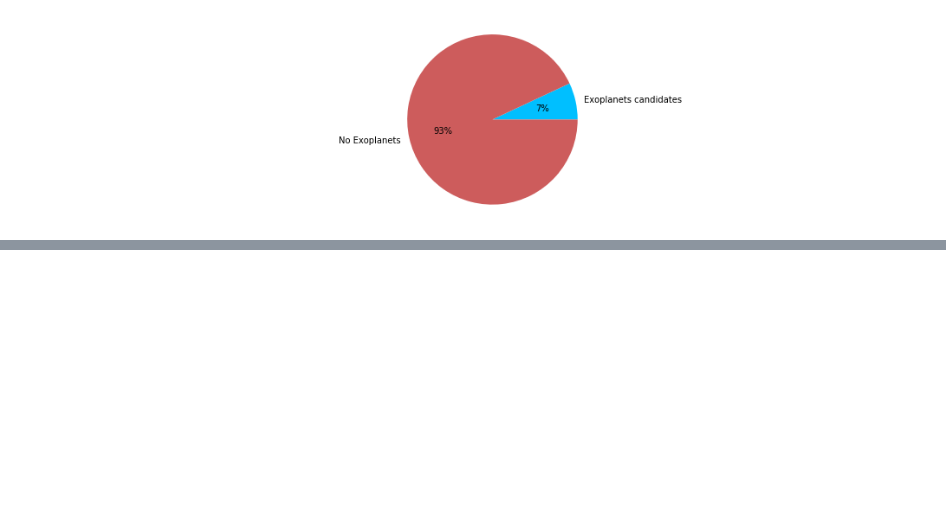
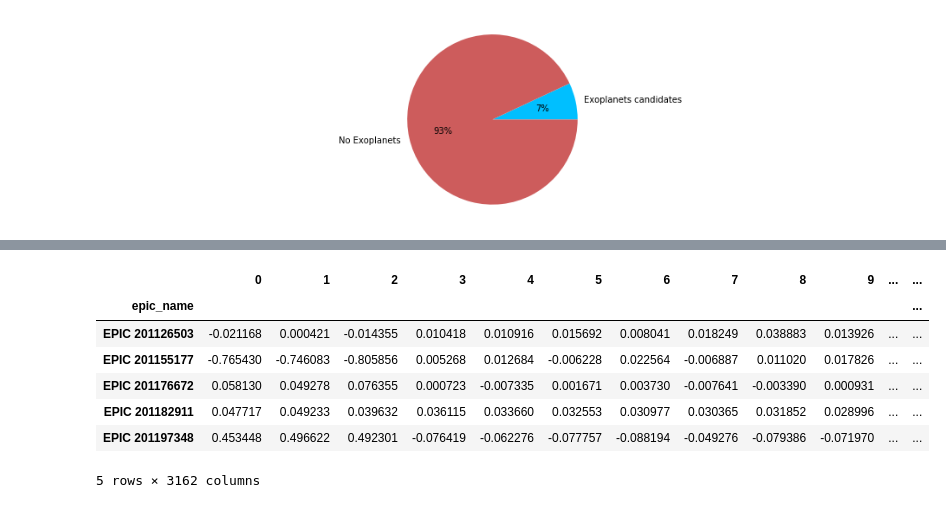
Before and after one commit to alexkapele/exoplanet-exploration, a Jupyter notebook: exoplanet_exploration.ipynb, the cells around one changed output, grey strips where cells are left out. Cells and saved outputs as stored; diff of their text form; code cells hidden in the pictures; blank space fills up the shorter version.

```diff
--- a/exoplanet_exploration.ipynb
+++ b/exoplanet_exploration.ipynb
@@ -322,0 +340,11 @@ plt.show()
+# %%
+flux_norm.head()
+# %% [output]
+|  | 0 | 1 | 2 | 3 | 4 | 5 | 6 | 7 | 8 | 9 | ... | ... |
+| epic_name |  |  |  |  |  |  |  |  |  |  |  | ... |
+| EPIC 201126503 | -0.021168 | 0.000421 | -0.014355 | 0.010418 | 0.010916 | 0.015692 | 0.008041 | 0.018249 | 0.038883 | 0.013926 | ... | ... |
+| EPIC 201155177 | -0.765430 | -0.746083 | -0.805856 | 0.005268 | 0.012684 | -0.006228 | 0.022564 | -0.006887 | 0.011020 | 0.017826 | ... | ... |
+| EPIC 201176672 | 0.058130 | 0.049278 | 0.076355 | 0.000723 | -0.007335 | 0.001671 | 0.003730 | -0.007641 | -0.003390 | 0.000931 | ... | ... |
+| EPIC 201182911 | 0.047717 | 0.049233 | 0.039632 | 0.036115 | 0.033660 | 0.032553 | 0.030977 | 0.030365 | 0.031852 | 0.028996 | ... | ... |
+| EPIC 201197348 | 0.453448 | 0.496622 | 0.492301 | -0.076419 | -0.062276 | -0.077757 | -0.088194 | -0.049276 | -0.079386 | -0.071970 | ... | ... |
+5 rows × 3162 columns
```
Also changed, not shown: parts of 7 cells of this notebook.
